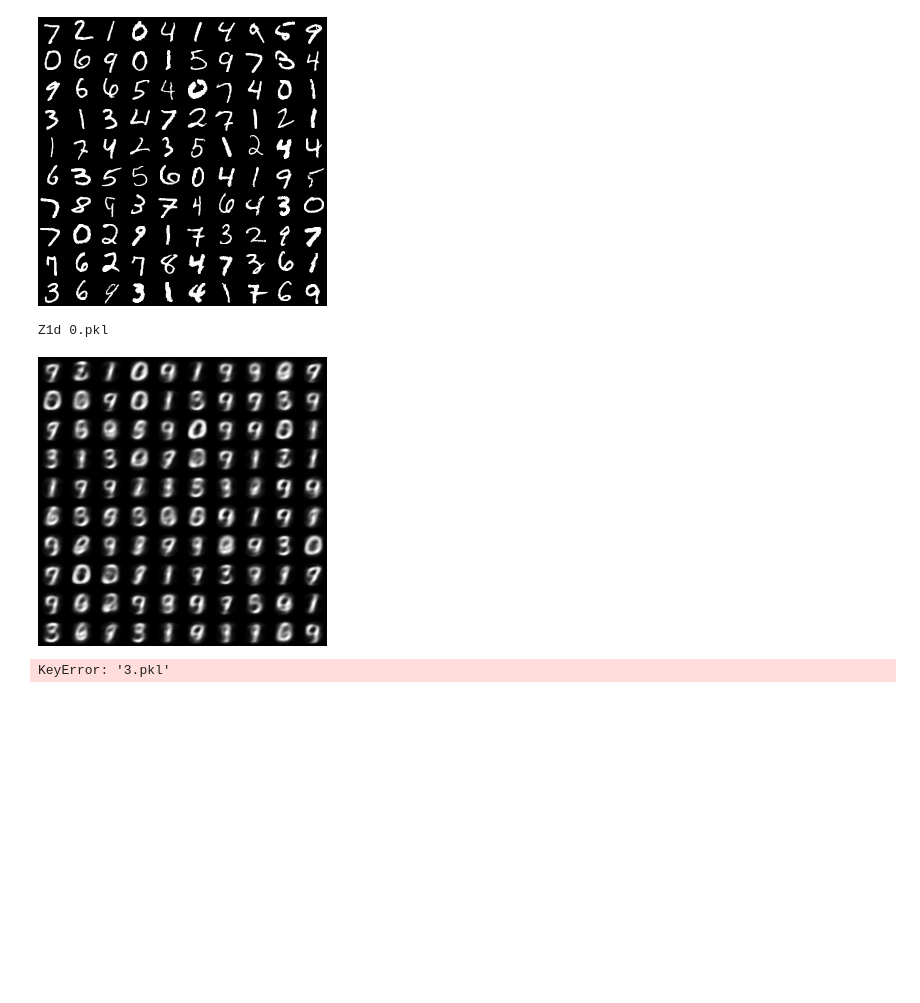
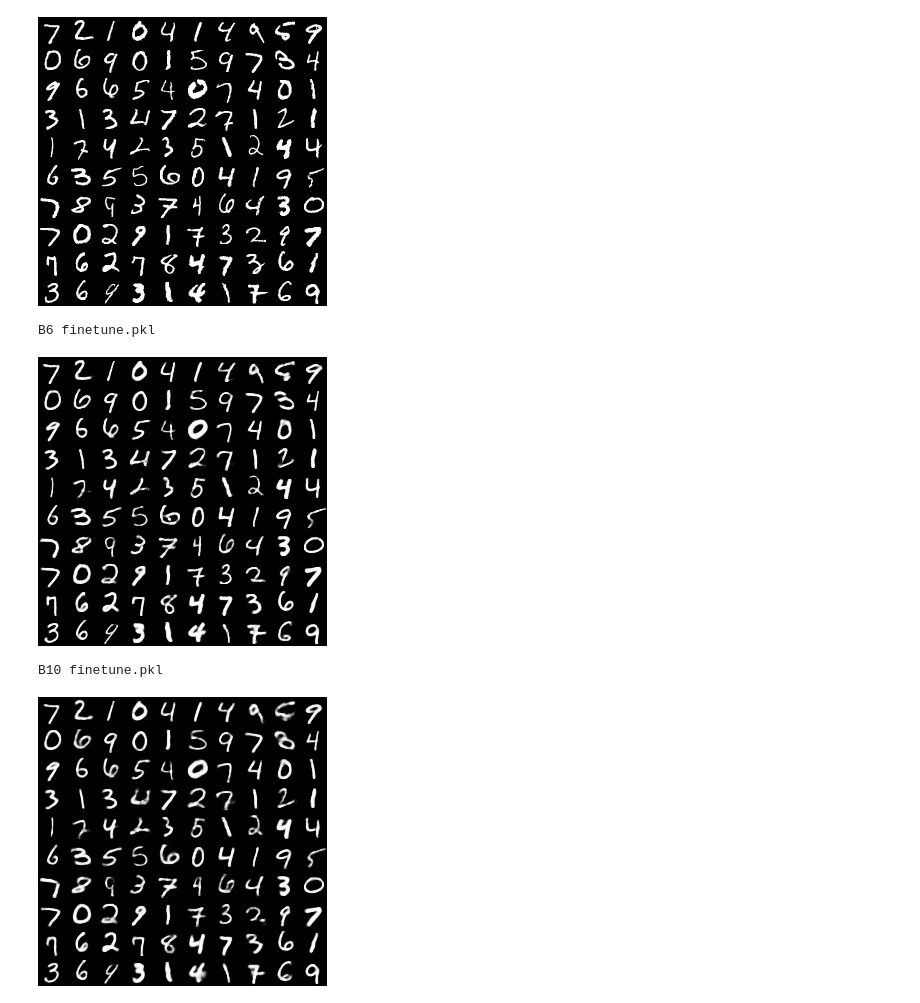
Before and after one commit to vinmisra/AE_experiments, a Jupyter notebook: test_AE.ipynb, the cells around one changed output. Cells and saved outputs as stored; diff of their text form; code cells hidden in the pictures; blank space fills up the shorter version.

```diff
--- a/test_AE.ipynb
+++ b/test_AE.ipynb
@@ -23,14 +23,14 @@ dir_fuel = os.path.join(DIR_DATA,'fuel')
 model_folders = [model_folder \
                for model_folder in os.listdir(dir_model) \
                if os.path.isdir(os.path.join(dir_model,model_folder))]
-model_folders = ['Z1d']
-submodels = ['0.pkl']
+model_folders = ['B6','B7','B8','B9','B10']
+submodels = ['0.pkl','1.pkl']
 final_model='finetune.pkl'
 # %%
 models = OrderedDict()
 for model_folder in model_folders:
     models[model_folder] = OrderedDict()
-    for submodel in submodels:#+[final_model]:
+    for submodel in submodels+[final_model]:
         path = os.path.join(dir_model,model_folder,submodel)
         if os.path.exists(path):
             models[model_folder][submodel] = serial.load(path)
@@ -44,8 +44,8 @@ Ys = OrderedDict()
 for model_folder in models:
     Xs[model_folder]=OrderedDict()
     Ys[model_folder]=OrderedDict()
-#    for (idx,submodel) in enumerate(models[model_folder].keys()[:-1]):
-    for (idx,submodel) in enumerate(models[model_folder].keys()): #replaces the above for no final_model
+    for (idx,submodel) in enumerate(models[model_folder].keys()[:-1]):
+#    for (idx,submodel) in enumerate(models[model_folder].keys()): #replaces the above for no final_model
         Xs[model_folder][submodel] = models[model_folder][submodel].get_input_space().make_theano_batch()
         Y=Xs[model_folder][submodel]
         for jdx in range(idx+1):
@@ -53,8 +53,8 @@ for model_folder in models:
         for jdx in range(idx+1)[::-1]:
             Y = models[model_folder][submodels[jdx]].decode(Y)
         Ys[model_folder][submodel] = Y
-    #Xs[model_folder][final_model] = models[model_folder][final_model].get_input_space().make_theano_batch()
-    #Ys[model_folder][final_model] = models[model_folder][final_model].reconstruct(Xs[model_folder][final_model])
+    Xs[model_folder][final_model] = models[model_folder][final_model].get_input_space().make_theano_batch()
+    Ys[model_folder][final_model] = models[model_folder][final_model].reconstruct(Xs[model_folder][final_model])
 # %% [markdown]
 #Compute output
 # %%
@@ -79,17 +81,19 @@ I.display(I.Image('delete_me.png'))
 original
 [figure]
 # %%
-for model_folder in model_folders:
-    for submodel in ['0.pkl','3.pkl','finetune.pkl']:
+model_folders = ['B6','B10']
+for submodel in ['finetune.pkl']:
+    for model_folder in model_folders:
         reconstructed = Image.fromarray(tile_raster_images(X=xhat[model_folder][submodel],
                                                   img_shape=(28,28),
                                                   tile_shape=(10,10),
                                                   tile_spacing=(1,1)))
         reconstructed.save('delete_me.png')
         print model_folder, submodel
         I.display(I.Image('delete_me.png'))
 # %% [output]
-Z1d 0.pkl
+B6 finetune.pkl
-[figure, old version]
+[figure, new version]
-KeyError: '3.pkl'
+B10 finetune.pkl
+[figure, added]
 # %%
```
Also changed, not shown: parts of 3 cells of this notebook, 6 other files.
